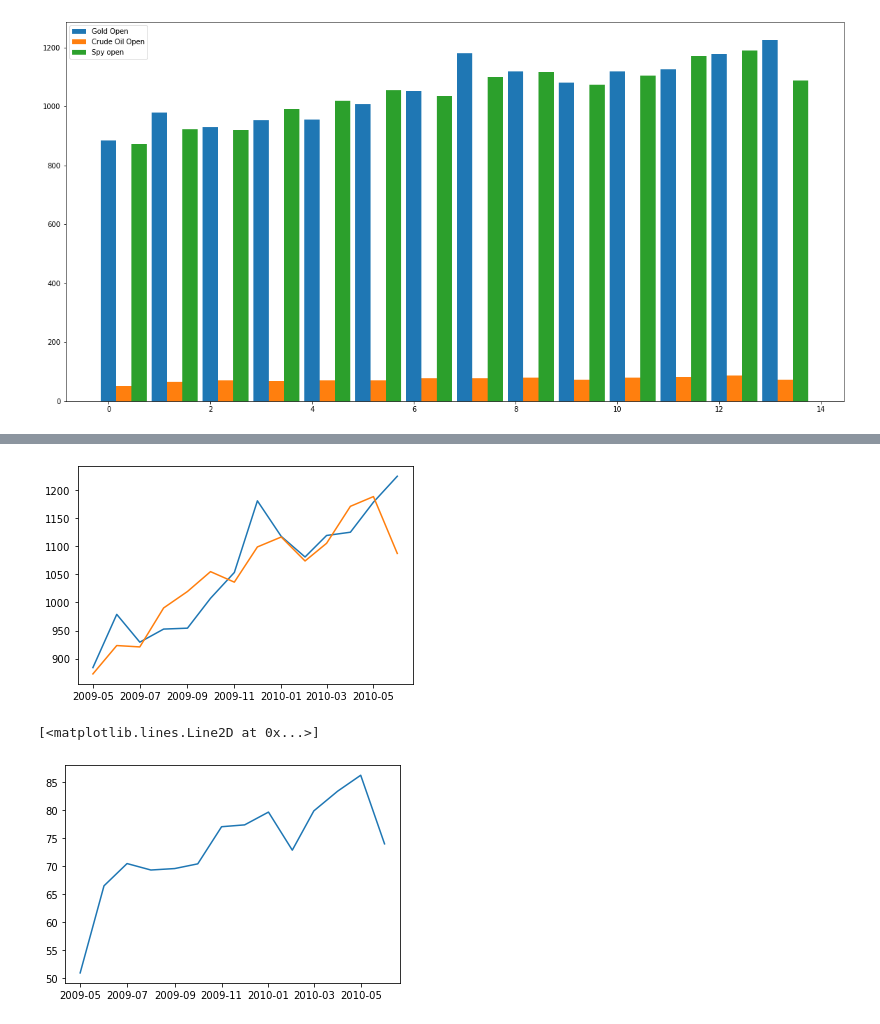
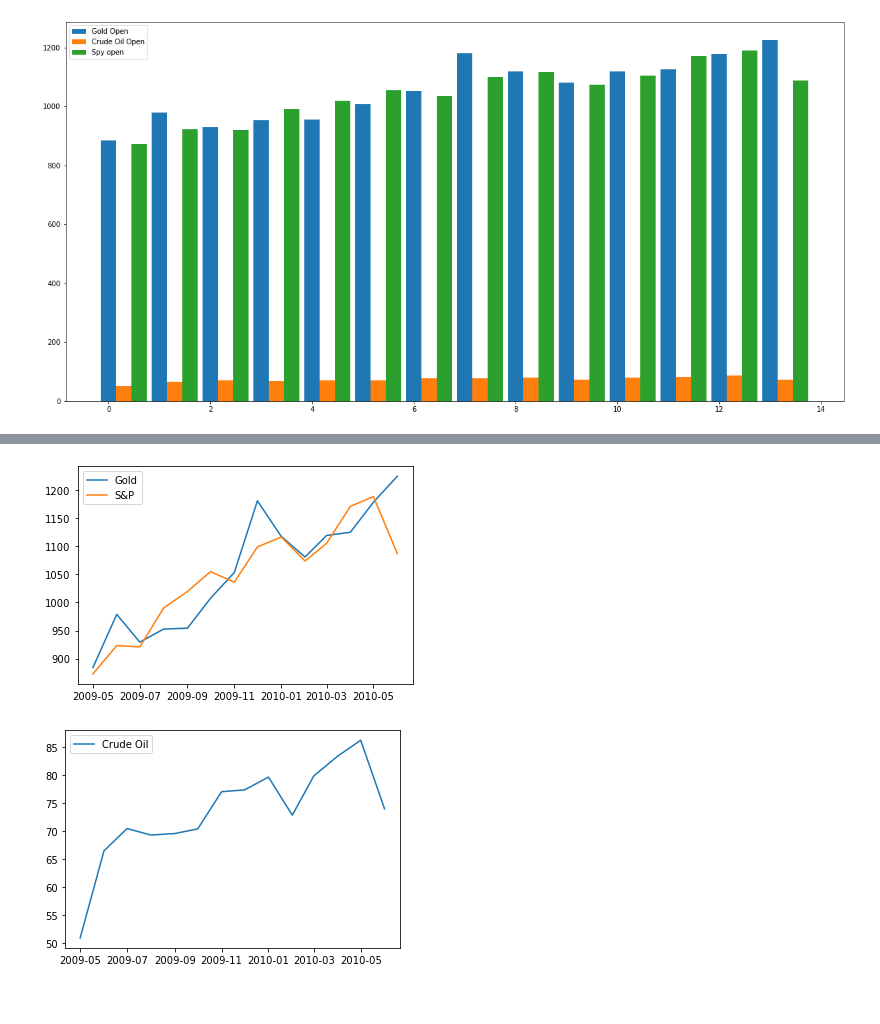
Before and after one commit to cs301-star/CS301, a Jupyter notebook: Analysis of the U.S. Stock Market.ipynb, the cells around one changed output, grey strips where cells are left out. Cells and saved outputs as stored; diff of their text form; code cells hidden in the pictures.

```diff
--- a/Analysis of the U.S. Stock Market.ipynb
+++ b/Analysis of the U.S. Stock Market.ipynb
@@ -542,13 +573,14 @@ plt.plot(COV19_clf['Date'], COV19_clf['Open'])
 # plt.plot(COV19_clf['Date'], COV19_clf['Open']);
 # plt.plot(COV19_spy['Date'], COV19_spy['Open']);
 # %%
-plt.plot(Flu_Gold['Date'], Flu_Gold['Open'])
-# plt.plot(Flu_clf['Date'], Flu_clf['Open'])
-plt.plot(Flu_spy['Date'], Flu_spy['Open']);
+plt.plot(Flu_Gold['Date'], Flu_Gold['Open'], label="Gold")
+# plt.plot(Flu_clf['Date'], Flu_clf['Open'], label="Crude Oil")
+plt.plot(Flu_spy['Date'], Flu_spy['Open'], label="S&P")
+plt.legend();
 # %% [output]
-[figure, old version]
+[figure, new version]
 # %%
-plt.plot(Flu_clf['Date'], Flu_clf['Open'])
+plt.plot(Flu_clf['Date'], Flu_clf['Open'], label="Crude Oil")
+plt.legend();
 # %% [output]
-[<matplotlib.lines.Line2D at 0x...>]
-[figure, old version]
+[figure, new version]
```
Also changed, not shown: parts of 7 cells of this notebook.
